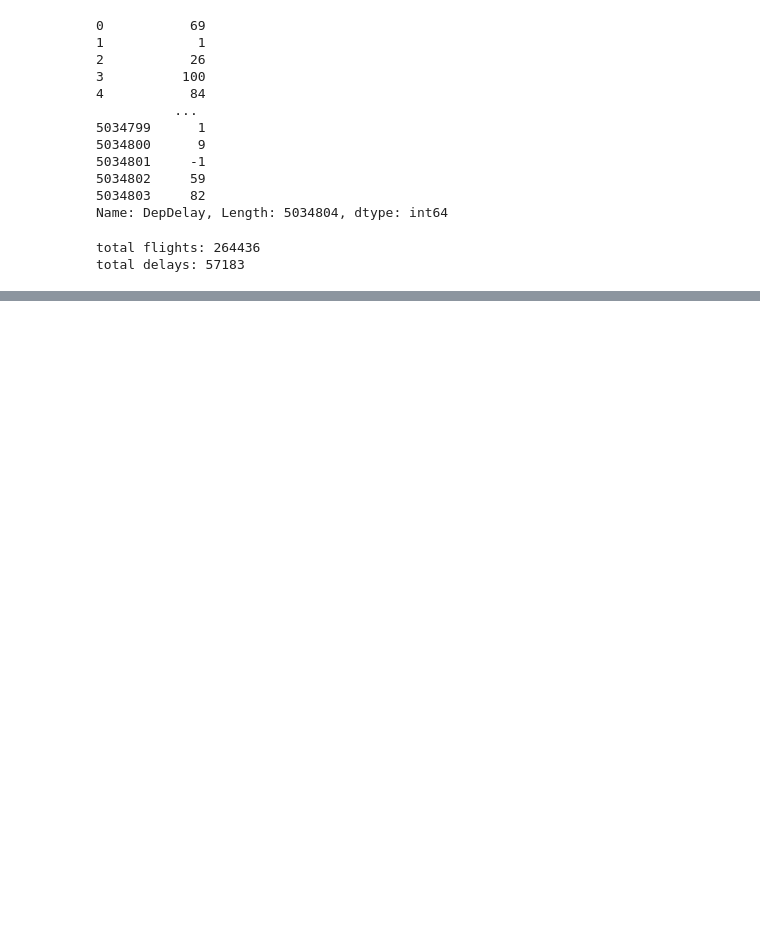
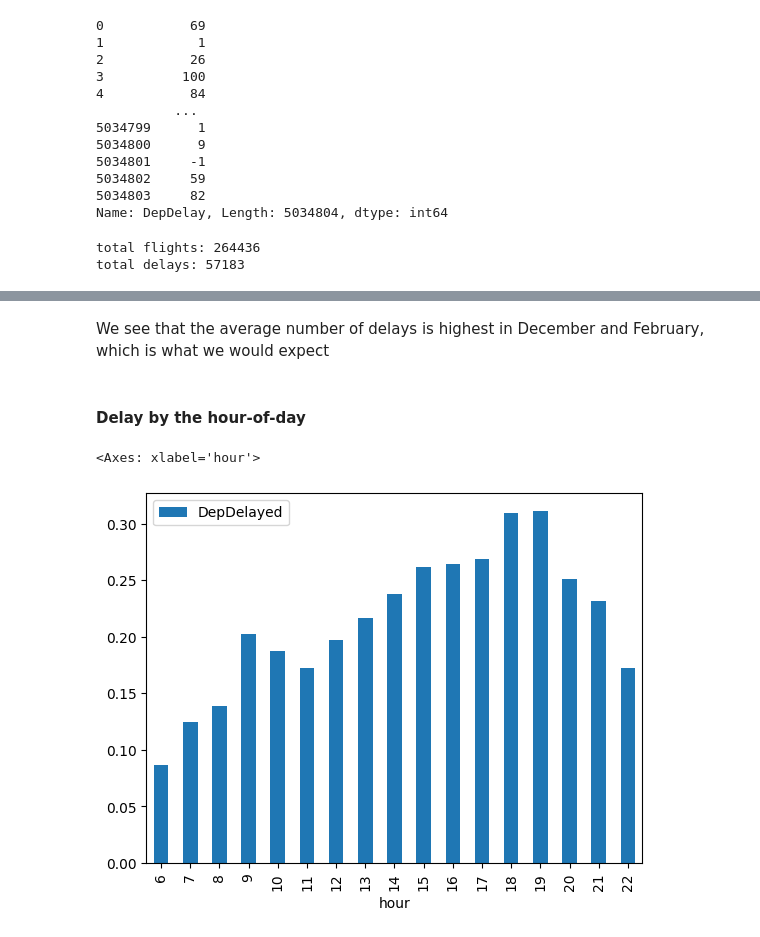
Before and after one commit to liemnt/test-flight-business-intelligence, a Jupyter notebook: process_and_predict.ipynb, the cells around one changed output, grey strips where cells are left out. Drawn from its saved outputs; the diff is of its cells as text; code cells hidden in the pictures; blank space fills up the shorter version.

```diff
--- a/process_and_predict.ipynb
+++ b/process_and_predict.ipynb
@@ -97,0 +114,22 @@ total delays: 57183
+# %% [markdown]
+We see that the average number of delays is highest in December and February, which is what we would expect
+# %% [markdown]
+#### Delay by the hour-of-day
+# %%
+from datetime import datetime
+
+# Compute average number of delayed flights by hour
+def convert_str_to_hour(datetime_str):
+    date_obj = datetime.strptime(datetime_str, '%Y-%m-%d %H:%M:%S')
+
+    return date_obj.hour
+
+df['hour'] = df['CRSDepTime'].map(convert_str_to_hour)
+grouped = df[['DepDelayed', 'hour']].groupby('hour').mean()
+
+# plot average delays by hour of day
+grouped.plot(kind='bar')
+# df['hour']
+# %% [output]
+<Axes: xlabel='hour'>
+[figure, added]
```
Also changed, not shown: parts of 9 cells of this notebook, 2 other files.
